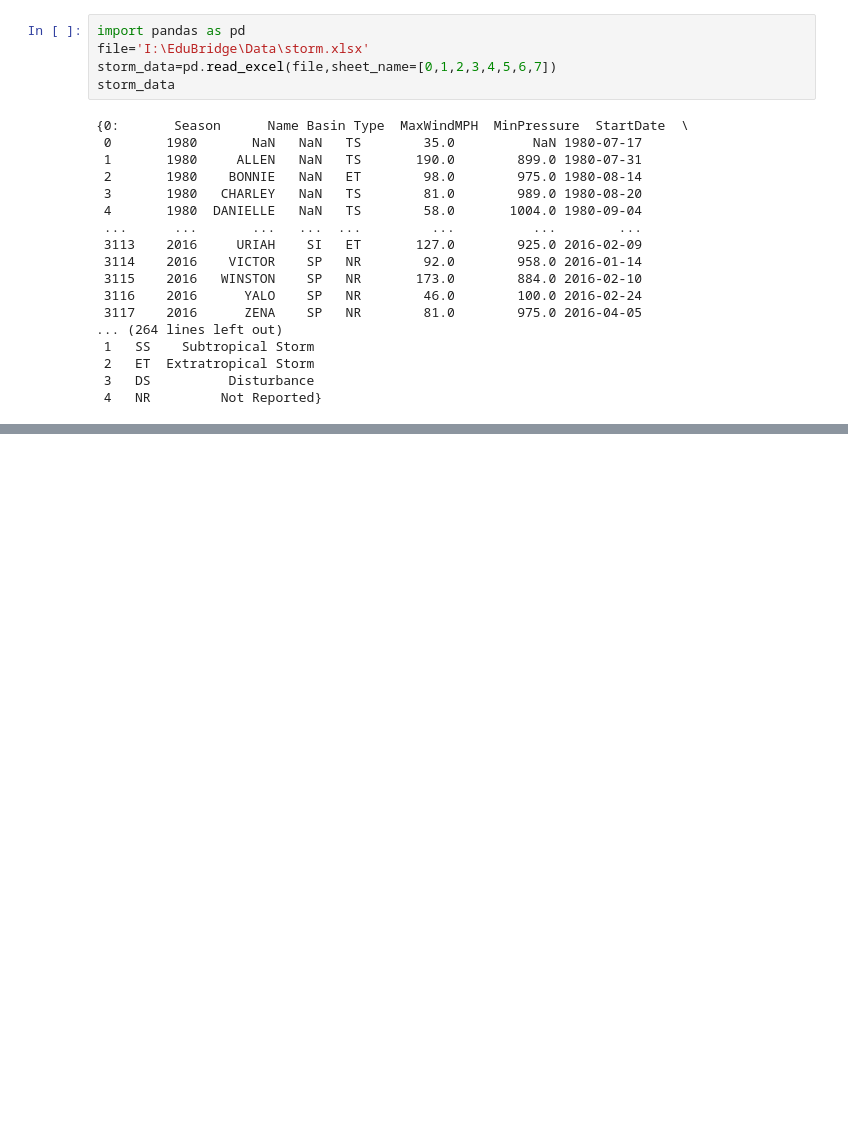
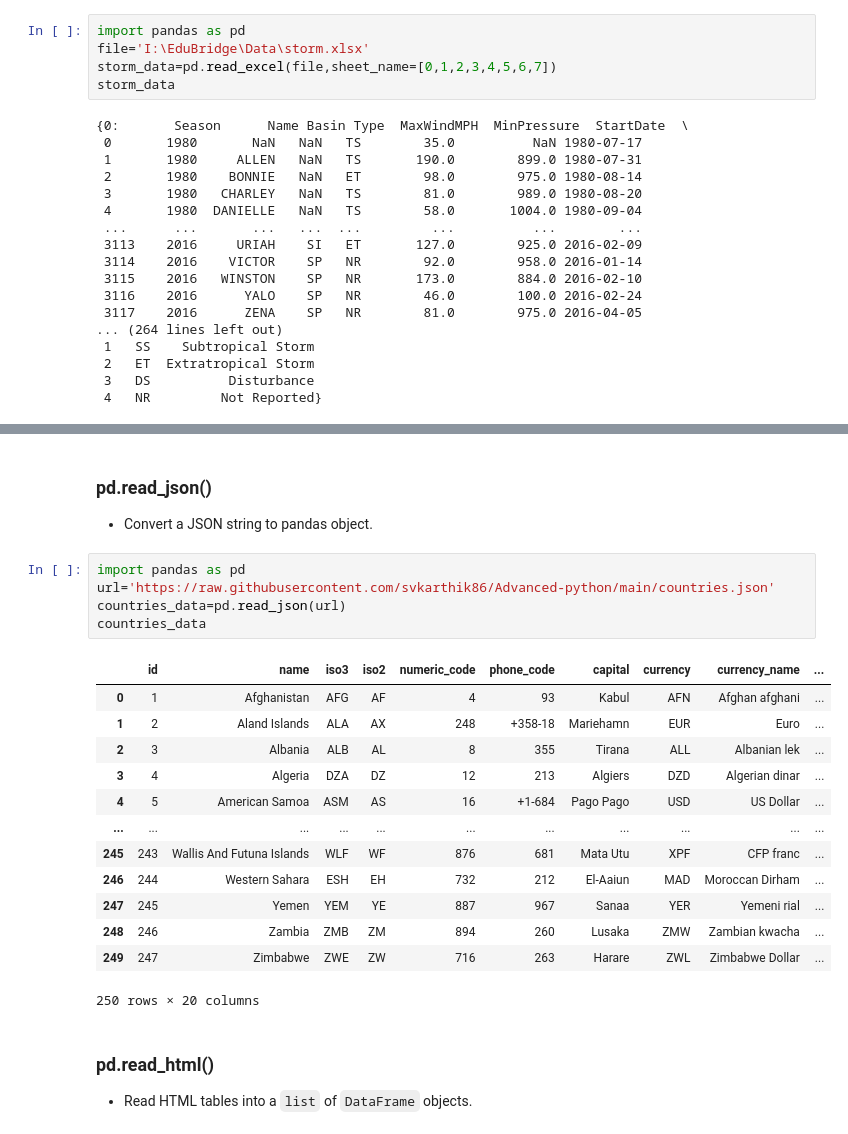
Before and after one commit to Edubridge-karthik/EXL-CHENNAI---8410-and-PUNE-8414-DA--Batch, a Jupyter notebook: EXL-CHENNAI and PUNE- DA/Pandas_lec.ipynb, the cells around one changed output, grey strips where cells are left out. Cells and saved outputs as stored; diff of their text form; blank space fills up the shorter version.

```diff
--- a/EXL-CHENNAI and PUNE- DA/Pandas_lec.ipynb
+++ b/EXL-CHENNAI and PUNE- DA/Pandas_lec.ipynb
@@ -682,0 +752,25 @@ storm_data[6]
+# %% [markdown]
+### pd.read_json()
+- Convert a JSON string to pandas object.
+# %%
+import pandas as pd
+url='https://raw.githubusercontent.com/svkarthik86/Advanced-python/main/countries.json'
+countries_data=pd.read_json(url)
+countries_data
+# %% [output]
+|  | id | name | iso3 | iso2 | numeric_code | phone_code | capital | currency | currency_name | ... |
+| 0 | 1 | Afghanistan | AFG | AF | 4 | 93 | Kabul | AFN | Afghan afghani | ... |
+| 1 | 2 | Aland Islands | ALA | AX | 248 | +358-18 | Mariehamn | EUR | Euro | ... |
+| 2 | 3 | Albania | ALB | AL | 8 | 355 | Tirana | ALL | Albanian lek | ... |
+| 3 | 4 | Algeria | DZA | DZ | 12 | 213 | Algiers | DZD | Algerian dinar | ... |
+| 4 | 5 | American Samoa | ASM | AS | 16 | +1-684 | Pago Pago | USD | US Dollar | ... |
+| ... | ... | ... | ... | ... | ... | ... | ... | ... | ... | ... |
+| 245 | 243 | Wallis And Futuna Islands | WLF | WF | 876 | 681 | Mata Utu | XPF | CFP franc | ... |
+| 246 | 244 | Western Sahara | ESH | EH | 732 | 212 | El-Aaiun | MAD | Moroccan Dirham | ... |
+| 247 | 245 | Yemen | YEM | YE | 887 | 967 | Sanaa | YER | Yemeni rial | ... |
+| 248 | 246 | Zambia | ZMB | ZM | 894 | 260 | Lusaka | ZMW | Zambian kwacha | ... |
+| 249 | 247 | Zimbabwe | ZWE | ZW | 716 | 263 | Harare | ZWL | Zimbabwe Dollar | ... |
+250 rows × 20 columns
+# %% [markdown]
+### pd.read_html()
+- Read HTML tables into a ``list`` of ``DataFrame`` objects.
```
Also changed, not shown: parts of 20 cells of this notebook.
